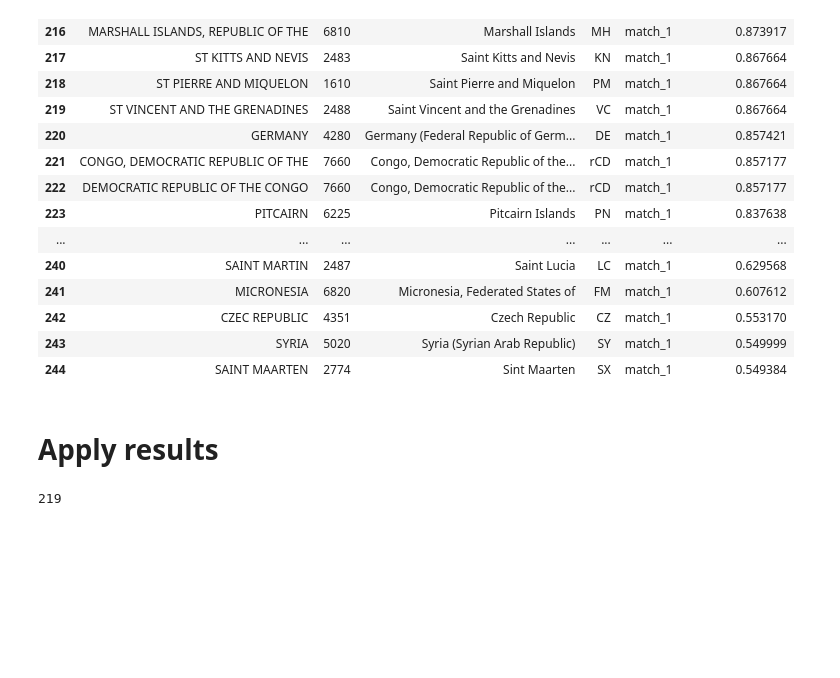
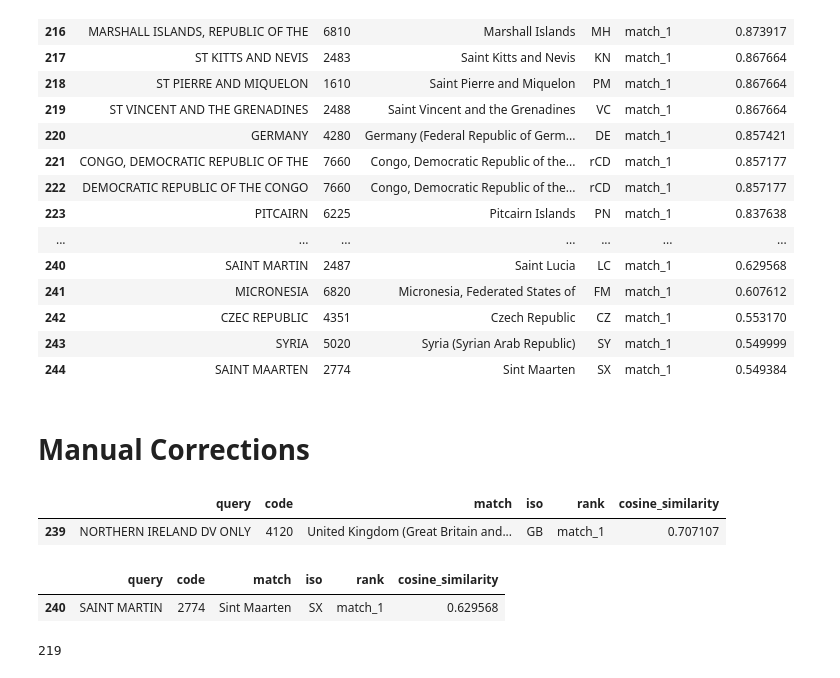
Before and after one commit to tiangenglu/automation, a Jupyter notebook: 2025-04-17_fuzzy_matching.ipynb, the cells around one changed output. Saved outputs shown, nothing was run; the diff lists cells and outputs as text; code cells hidden in the pictures; blank space fills up the shorter version.

```diff
--- a/2025-04-17_fuzzy_matching.ipynb
+++ b/2025-04-17_fuzzy_matching.ipynb
@@ -226,8 +226,26 @@ all_matches[all_matches['cosine_similarity']<0.9]
 | 242 | CZEC REPUBLIC | 4351 | Czech Republic | CZ | match_1 | 0.553170 |
 | 243 | SYRIA | 5020 | Syria (Syrian Arab Republic) | SY | match_1 | 0.549999 |
 | 244 | SAINT MAARTEN | 2774 | Sint Maarten | SX | match_1 | 0.549384 |
-# %% [markdown]
-# Apply results
+# %% [markdown]
+# Manual Corrections
+# %%
+all_matches.loc[all_matches['query']=='NORTHERN IRELAND DV ONLY',
+                ['code','match','iso']] = ('4120',
+                                           'United Kingdom (Great Britain and Northern Ireland)',
+                                           'GB')
+all_matches.loc[all_matches['query']=='NORTHERN IRELAND DV ONLY']
+# %% [output]
+|  | query | code | match | iso | rank | cosine_similarity |
+| 239 | NORTHERN IRELAND DV ONLY | 4120 | United Kingdom (Great Britain and... | GB | match_1 | 0.707107 |
+# %%
+all_matches.loc[all_matches['query']=='SAINT MARTIN',
+                ['code','match','iso']] = ('2774',
+                                           'Sint Maarten',
+                                           'SX')
+all_matches.loc[all_matches['query']=='SAINT MARTIN']
+# %% [output]
+|  | query | code | match | iso | rank | cosine_similarity |
+| 240 | SAINT MARTIN | 2774 | Sint Maarten | SX | match_1 | 0.629568 |
 # %%
 len(all_matches['match'].unique())
 # %% [output]
```
Also changed, not shown: parts of 2 cells of this notebook.
